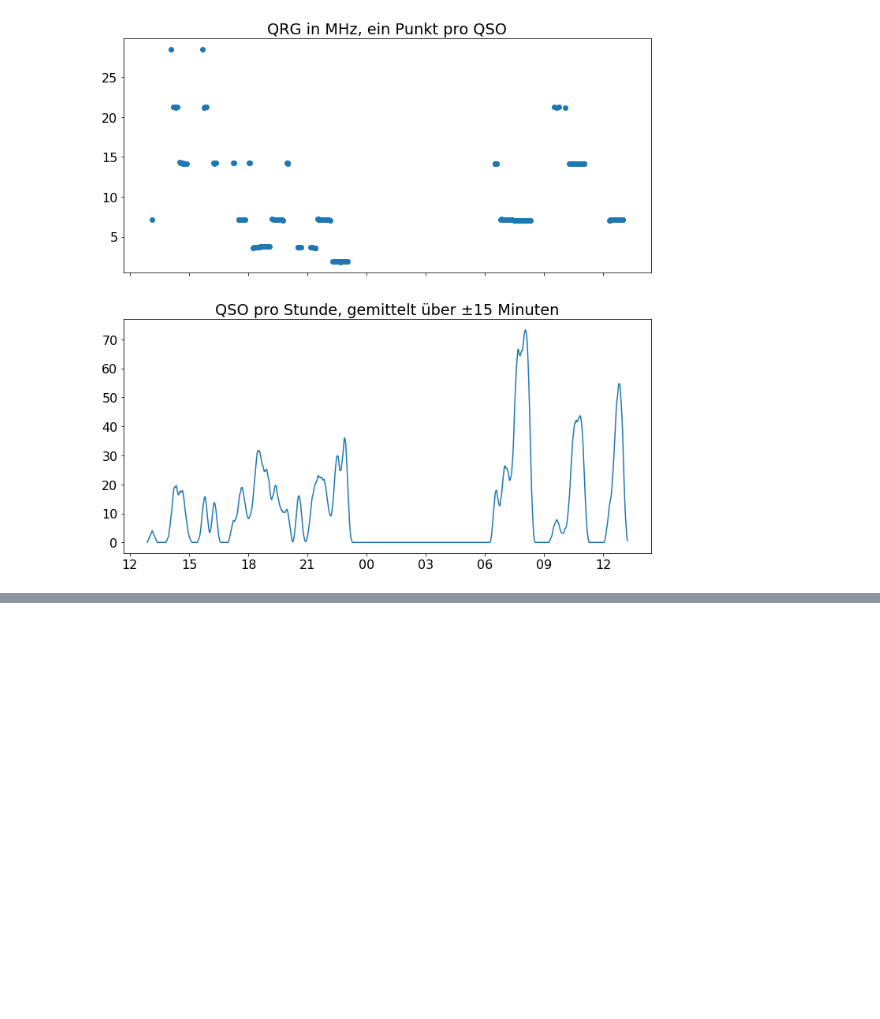
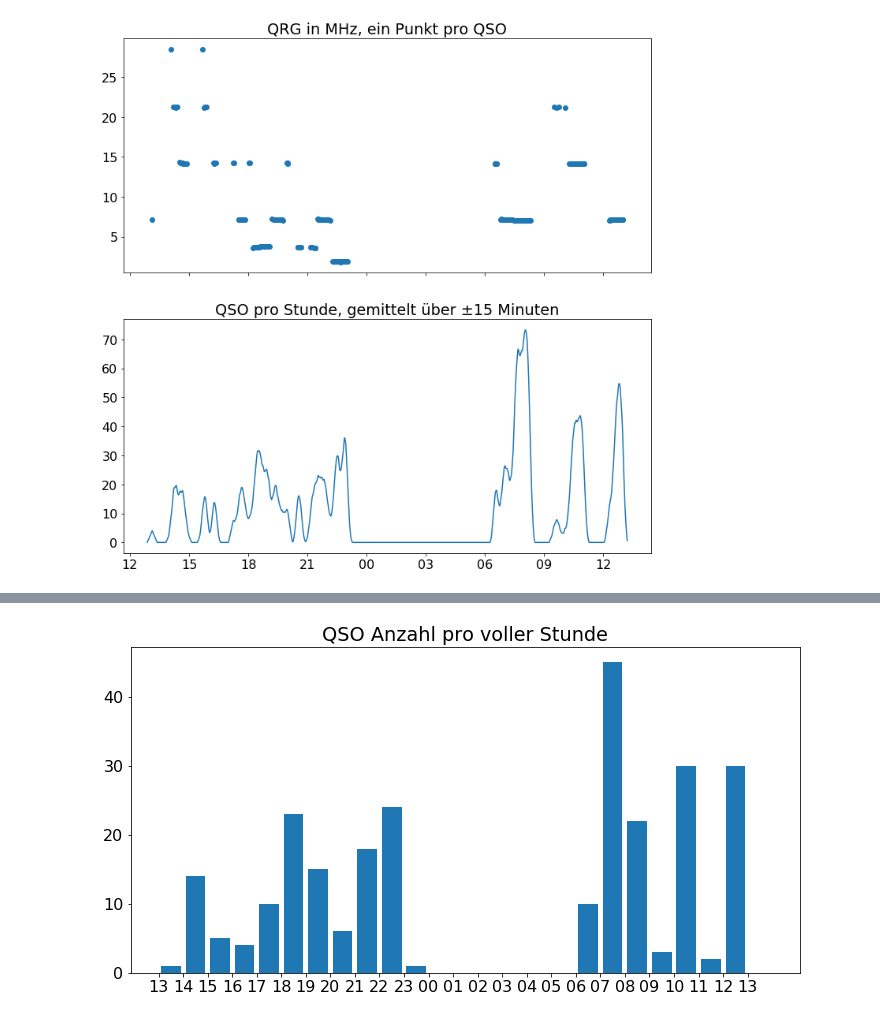
Before and after one commit to aknrdureegaesr/iaru-reg1-fd-dl0abt-2019, a Jupyter notebook: 2019-ssb-fd.ipynb, the cells around one changed output, grey strips where cells are left out. Drawn from its saved outputs; the diff is of its cells as text; code cells hidden in the pictures; blank space fills up the shorter version.

```diff
--- a/2019-ssb-fd.ipynb
+++ b/2019-ssb-fd.ipynb
@@ -213,0 +220,21 @@ pass
+# %%
+one_hour = timedelta(minutes=60)
+test_start = datetime(2019, 9, 7, 13, 0, 0, tzinfo = timezone.utc)
+ind = [i for i in range(0, 25)]
+hours = [test_start + one_hour * i for i in ind]
+def qsos_that_hour(hour):
+    def inc_if_in_hour(count, qsotime):
+        if hour <= qsotime and qsotime < hour + one_hour:
+            return count + 1
+        else:
+            return count
+    return functools.reduce(inc_if_in_hour, qsotimes, 0)
+qsos_per_hour = [qsos_that_hour(hour) for hour in hours]
+fig, axs = plt.subplots(figsize = [12, 6])
+plt.bar([i + 0.5 for i in ind], qsos_per_hour)
+plt.title("QSO Anzahl pro voller Stunde")
+plt.xticks(ind, [h.strftime('%H') for h in hours])
+plt.show()
+pass
+# %% [output]
+[figure, added]
```
Also changed, not shown: parts of 2 cells of this notebook, 1 other file.
